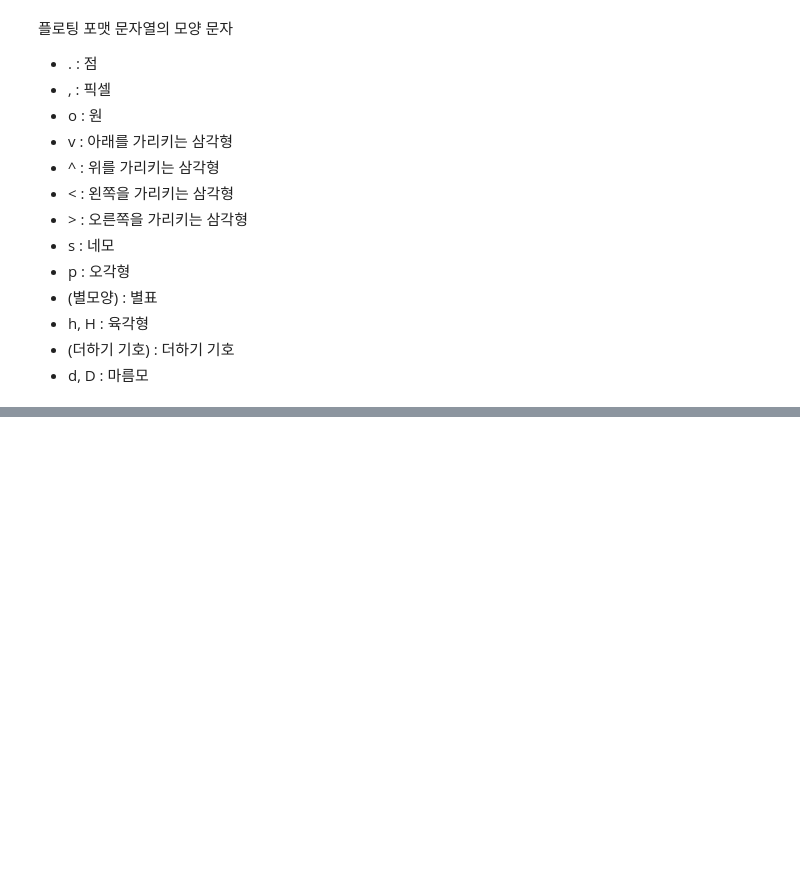
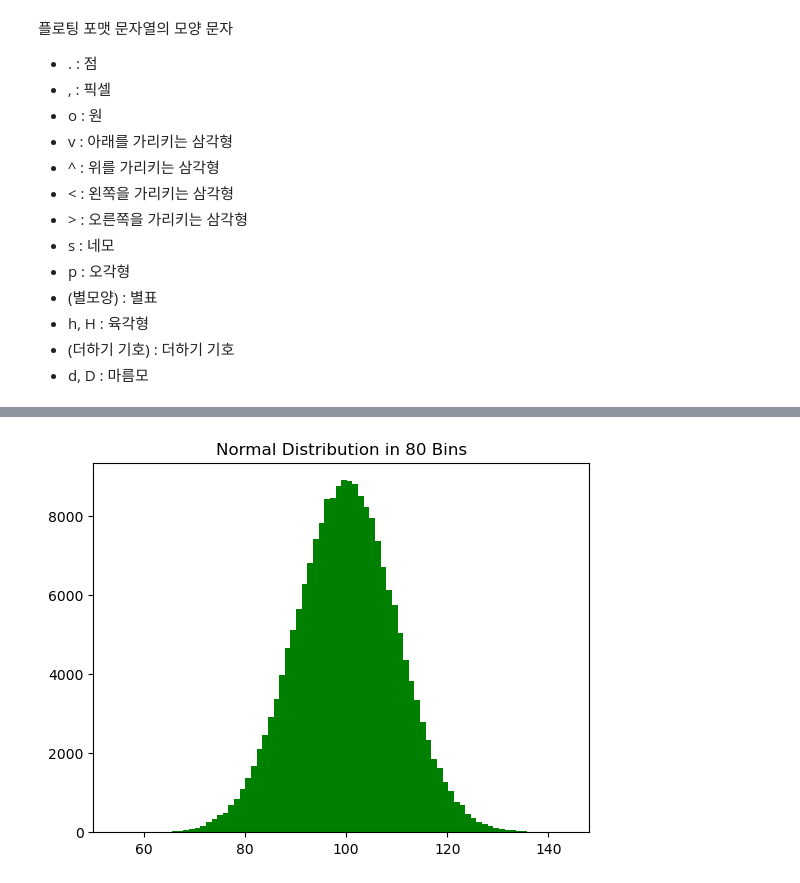
Before and after one commit to iwantbear/Python, a Jupyter notebook: Python_Package/numpy/numpy.ipynb, the cells around one changed output, grey strips where cells are left out. Saved outputs shown, nothing was run; the diff lists cells and outputs as text; code cells hidden in the pictures; blank space fills up the shorter version.

```diff
--- a/Python_Package/numpy/numpy.ipynb
+++ b/Python_Package/numpy/numpy.ipynb
@@ -1526,0 +1607,9 @@ plt.plot 함수를 사용하면 모든 포매팅 문자를 확인할 수 있다.
+# %%
+A = np.random.standard_normal(200000)
+A = A * 10 + 100
+
+plt.hist(A, bins=80, color='g')
+plt.title('Normal Distribution in 80 Bins')
+plt.show()
+# %% [output]
+[figure, added]
```
Also changed, not shown: parts of 102 cells of this notebook, 1 other file.
